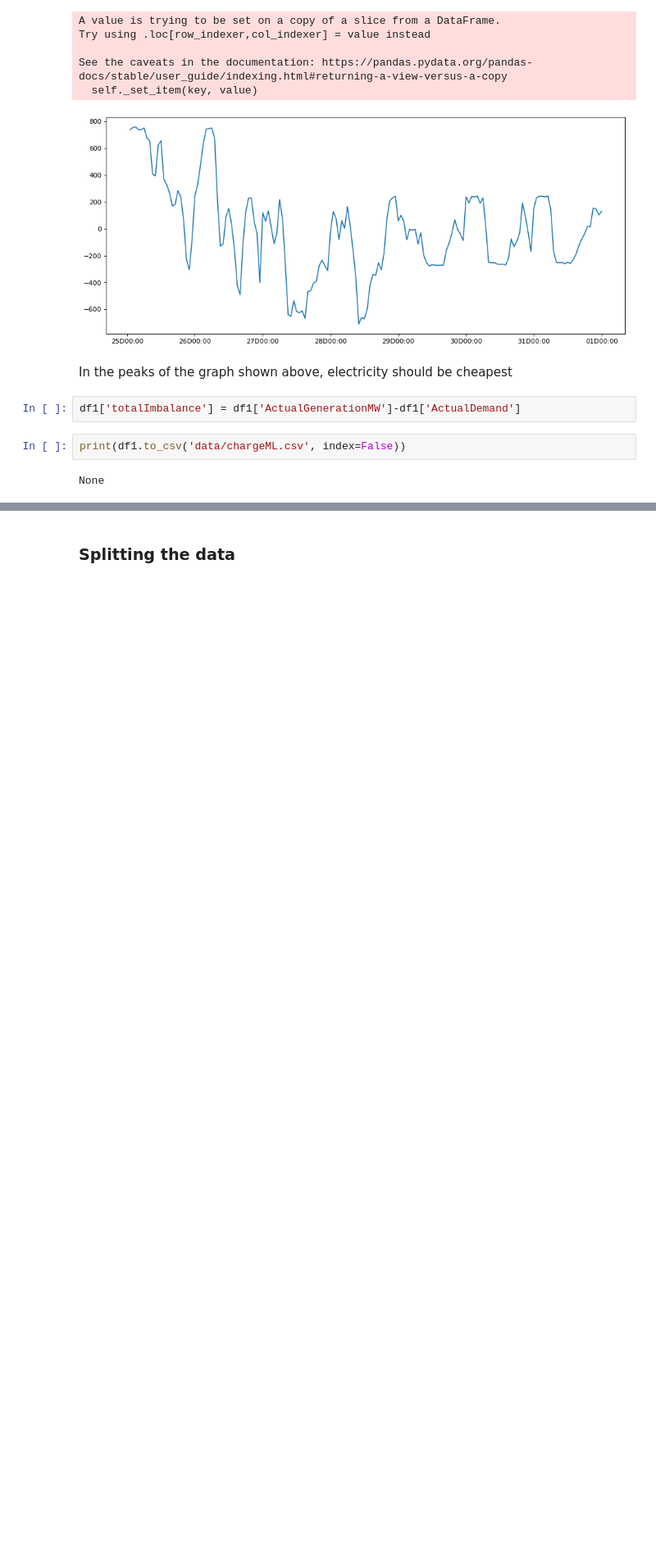
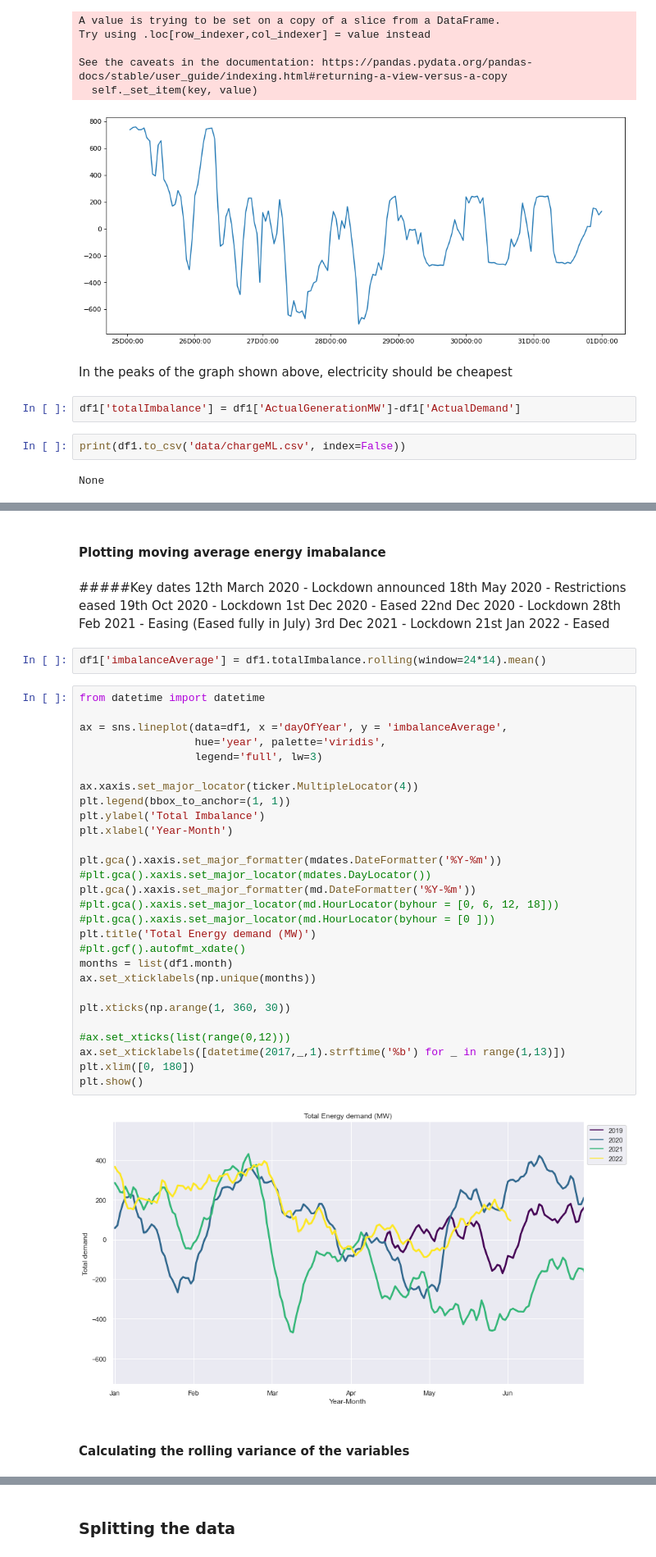
Before and after one commit to kevinTheQuigley/chargeTimeAnalytics, a Jupyter notebook: ChargeTimeAnalyticsNotebook2.ipynb, the cells around one changed output, grey strips where cells are left out. Shown at 82% size. Cells and saved outputs as stored; diff of their text form; blank space fills up the shorter version.

```diff
--- a/ChargeTimeAnalyticsNotebook2.ipynb
+++ b/ChargeTimeAnalyticsNotebook2.ipynb
@@ -1838,0 +2028,46 @@ None
+# %% [markdown]
+#### Plotting moving average energy imabalance
+# %% [markdown]
+#####Key dates
+12th March 2020 - Lockdown announced
+18th May 2020   - Restrictions eased
+19th Oct 2020   - Lockdown
+1st  Dec 2020   - Eased
+22nd Dec 2020   - Lockdown
+28th Feb 2021   - Easing (Eased fully in July)
+3rd  Dec 2021   - Lockdown
+21st Jan 2022   - Eased
+# %%
+df1['imbalanceAverage'] = df1.totalImbalance.rolling(window=24*14).mean()
+# %%
+from datetime import datetime
+
+ax = sns.lineplot(data=df1, x ='dayOfYear', y = 'imbalanceAverage',
+                  hue='year', palette='viridis',
+                  legend='full', lw=3)
+
+ax.xaxis.set_major_locator(ticker.MultipleLocator(4))
+plt.legend(bbox_to_anchor=(1, 1))
+plt.ylabel('Total Imbalance')
+plt.xlabel('Year-Month')
+
+plt.gca().xaxis.set_major_formatter(mdates.DateFormatter('%Y-%m'))
+#plt.gca().xaxis.set_major_locator(mdates.DayLocator())
+plt.gca().xaxis.set_major_formatter(md.DateFormatter('%Y-%m'))
+#plt.gca().xaxis.set_major_locator(md.HourLocator(byhour = [0, 6, 12, 18]))
+#plt.gca().xaxis.set_major_locator(md.HourLocator(byhour = [0 ]))
+plt.title('Total Energy demand (MW)')
+#plt.gcf().autofmt_xdate()
+months = list(df1.month)
+ax.set_xticklabels(np.unique(months))
+
+plt.xticks(np.arange(1, 360, 30))
+
+#ax.set_xticks(list(range(0,12)))
+ax.set_xticklabels([datetime(2017,_,1).strftime('%b') for _ in range(1,13)])
+plt.xlim([0, 180])
+plt.show()
+# %% [output]
+[figure, added]
+# %% [markdown]
+#### Calculating the rolling variance of the variables
```
Also changed, not shown: parts of 64 cells of this notebook, 1 other file.
